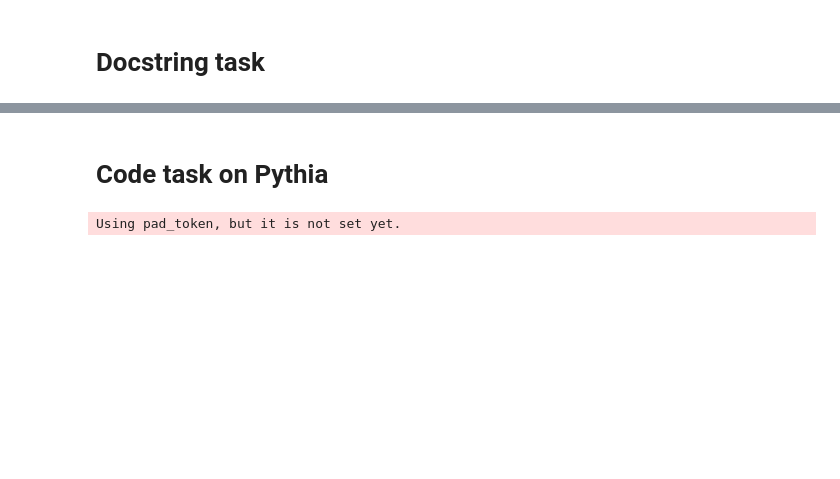
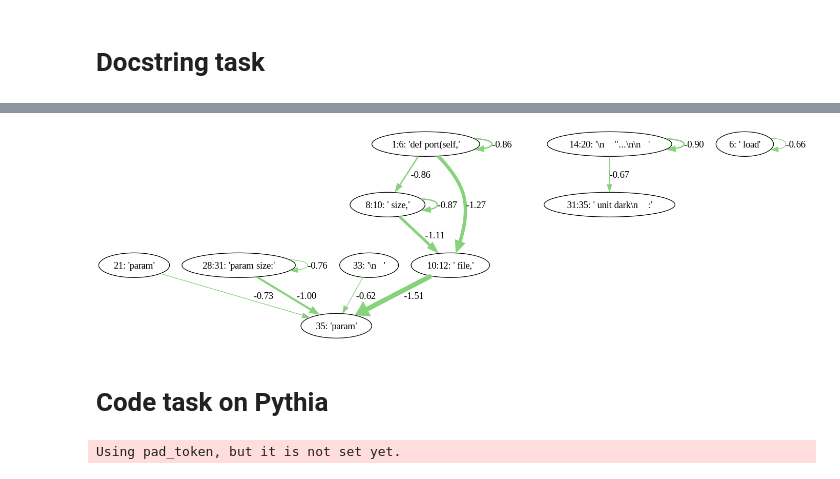
Before and after one commit to Felhof/connectome, a Jupyter notebook: experiment.ipynb, the cells around one changed output, grey strips where cells are left out. Cells and saved outputs as stored; diff of their text form; code cells hidden in the pictures; blank space fills up the shorter version.

Commit message:
plot connectome at higher levels

```diff
--- a/experiment.ipynb
+++ b/experiment.ipynb
@@ -66,5 +77,9 @@ c = core.connectom(model, prompt,
 # %%
-graph_threshold = 0.4
+graph_threshold = 0.6
 core.plot_attn_connectome(model, prompt, c).show()
-graph = core.plot_graphviz_connectome(model, prompt, c, graph_threshold).pipe('svg').decode('utf-8')
-SVG(graph)
+# graph = core.plot_graphviz_connectome(model, prompt, c, graph_threshold, depth=2).pipe('svg').decode('utf-8')
+graph = core.plot_graphviz_connectome(model, prompt, c, graph_threshold, depth=2).pipe('png')
+import IPython
+IPython.display.Image(graph)
+# SVG(graph)
+# %% [output]
@@ -71,3 +87,4 @@ SVG(graph)
+[figure, added]
 # %%
 print(prompt)
 transformer_lens.utils.test_prompt(prompt, ' file', model)
```
Also changed, not shown: parts of 8 cells of this notebook, 2 other files.
